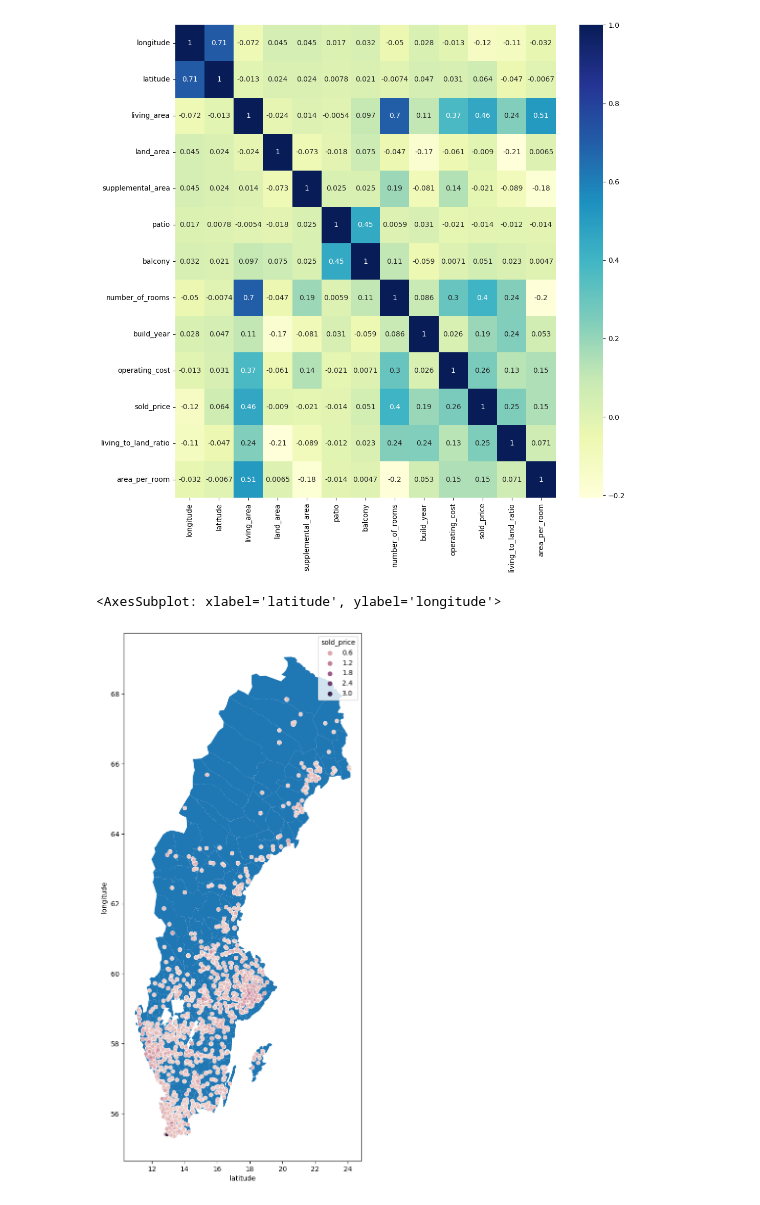
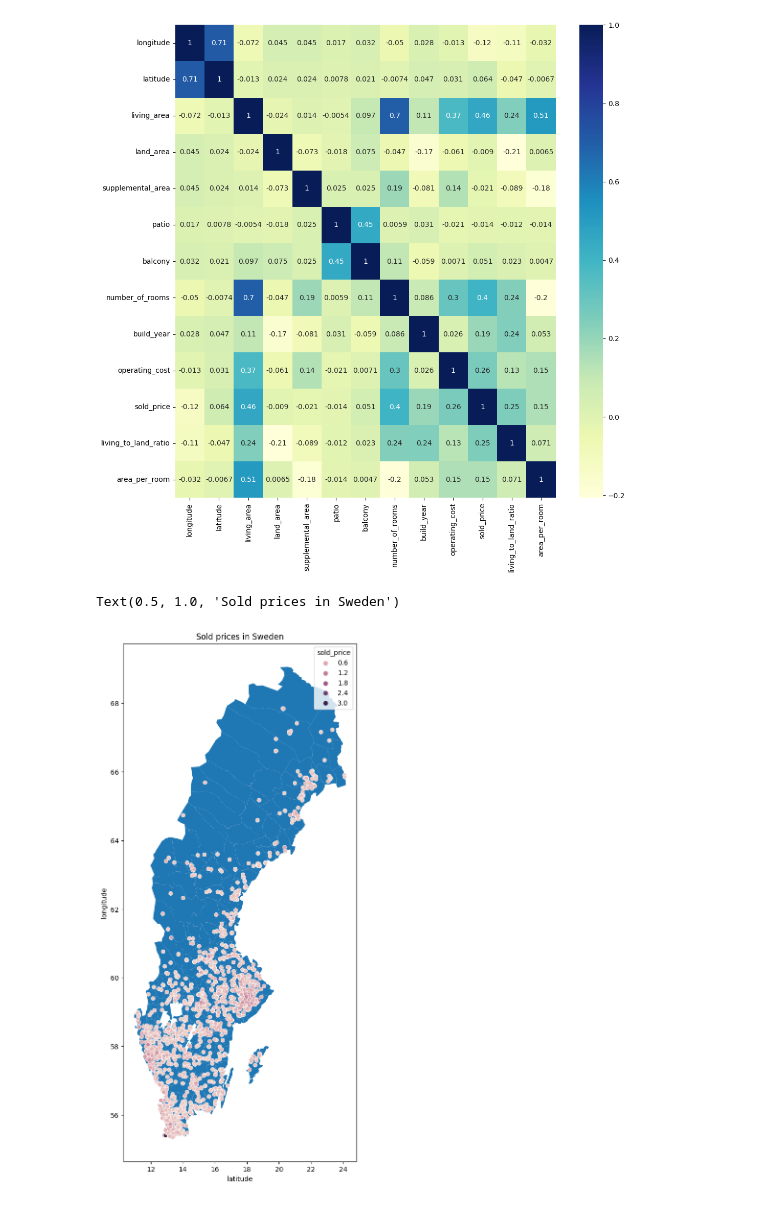
Before and after one commit to Dan-Irl/House-Price-Prediction, a Jupyter notebook: data_proccesing.ipynb, the cells around one changed output. Saved outputs shown, nothing was run; the diff lists cells and outputs as text; code cells hidden in the pictures.

```diff
--- a/data_proccesing.ipynb
+++ b/data_proccesing.ipynb
@@ -85,20 +85,21 @@ sns.heatmap(data.corr(), annot=True,cmap="YlGnBu")
 # %% [output]
 <AxesSubplot: >
 [figure]
-# %%
-# Visualize the data over sweden
-
-# Create a GeoDataFrame from the data points
-gdf = gpd.GeoDataFrame(data, geometry=gpd.points_from_xy(data["longitude"], data["latitude"]))
-
-# Load a map of Sweden
-sweden = gpd.read_file("sweden.geojson")
-
-# Plot the map and the data points using Seaborn
-sns.scatterplot(x="latitude", y="longitude", hue="sold_price", data=gdf, legend="auto", ax=sweden.plot(figsize=(14, 14)))
-# %% [output]
-<AxesSubplot: xlabel='latitude', ylabel='longitude'>
-[figure, removed]
 # %%
 # Save the processed data to a csv file
 data.to_csv('house_properties_data_processed.csv')
+# %%
+# Visualize the data over sweden
+
+# Create a GeoDataFrame from the data points
+gdf = gpd.GeoDataFrame(data, geometry=gpd.points_from_xy(data["longitude"], data["latitude"]))
+
+# Load a map of Sweden
+sweden = gpd.read_file("sweden.geojson")
+
+# Plot the map and the data points using Seaborn
+sns.scatterplot(x="latitude", y="longitude", hue="sold_price", data=gdf, legend="auto", ax=sweden.plot(figsize=(14, 14)))
+plt.title("Sold prices in Sweden")
+# %% [output]
+Text(0.5, 1.0, 'Sold prices in Sweden')
+[figure, added]
```
Also changed, not shown: 1 other file.
